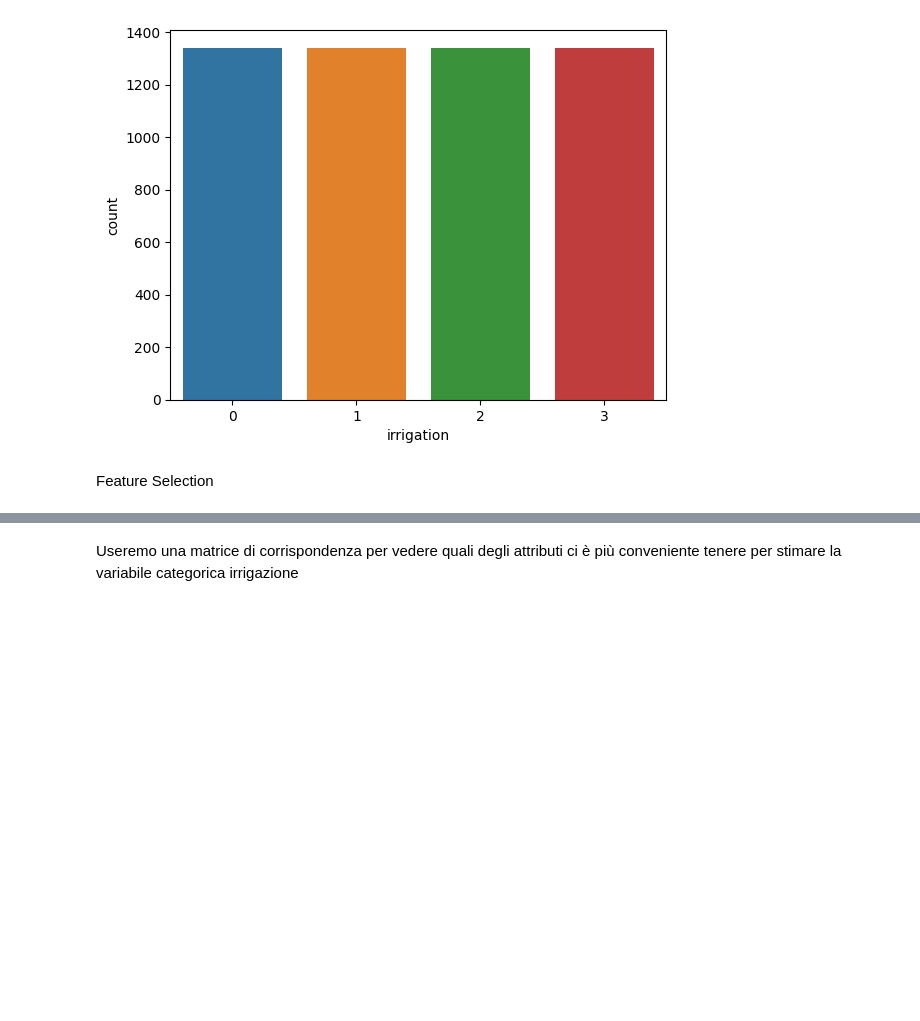
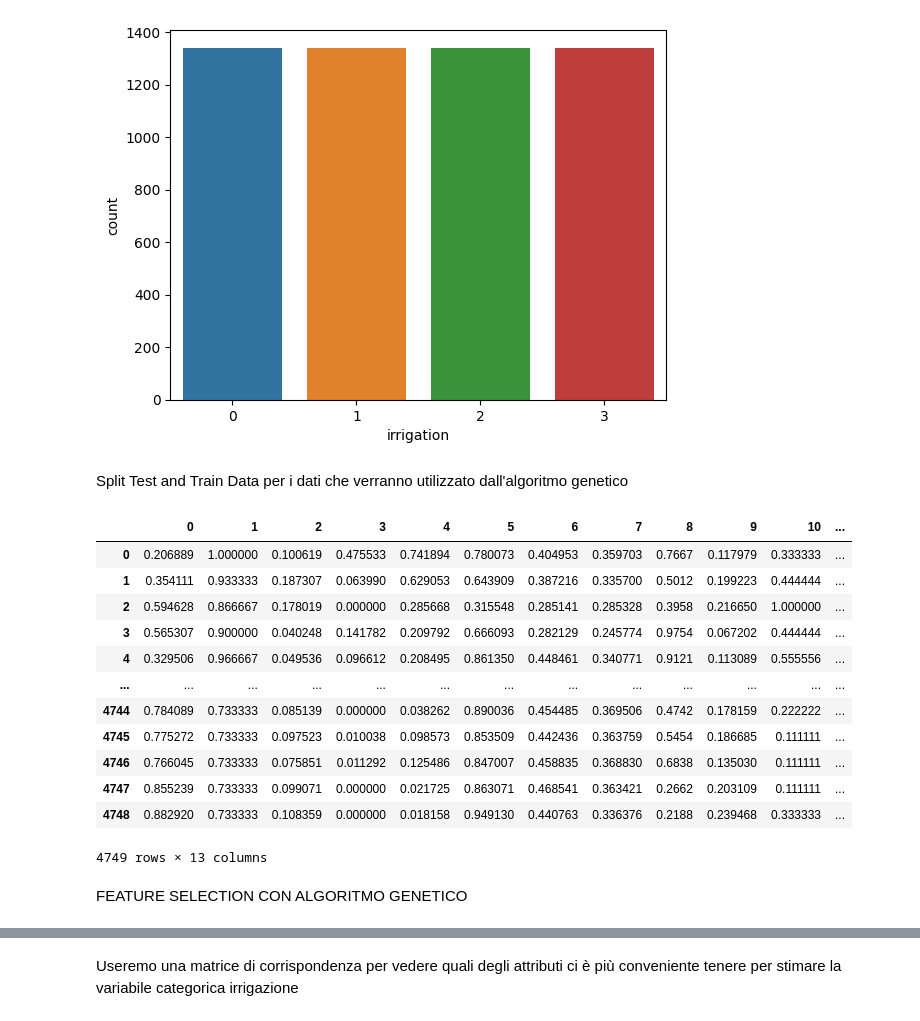
Before and after one commit to benedettoscala/EnIA-FIA, a Jupyter notebook: Pipeline/EnIANotebook.ipynb, the cells around one changed output, grey strips where cells are left out. Cells and saved outputs as stored; diff of their text form; code cells hidden in the pictures; blank space fills up the shorter version.

```diff
--- a/Pipeline/EnIANotebook.ipynb
+++ b/Pipeline/EnIANotebook.ipynb
@@ -191,5 +191,5 @@ sns.countplot(x='irrigation', data=irrigazione_smote)
 # %% [output]
 <AxesSubplot: xlabel='irrigation', ylabel='count'>
 [figure]
-# %% [markdown]
-Feature Selection
+# %% [markdown]
+Split Test and Train Data per i dati che verranno utilizzato dall'algoritmo genetico
@@ -195,0 +221,18 @@ Feature Selection
+# %%
+pd.DataFrame(irrigazione_X_normalized)
+# %% [output]
+|  | 0 | 1 | 2 | 3 | 4 | 5 | 6 | 7 | 8 | 9 | 10 | ... |
+| 0 | 0.206889 | 1.000000 | 0.100619 | 0.475533 | 0.741894 | 0.780073 | 0.404953 | 0.359703 | 0.7667 | 0.117979 | 0.333333 | ... |
+| 1 | 0.354111 | 0.933333 | 0.187307 | 0.063990 | 0.629053 | 0.643909 | 0.387216 | 0.335700 | 0.5012 | 0.199223 | 0.444444 | ... |
+| 2 | 0.594628 | 0.866667 | 0.178019 | 0.000000 | 0.285668 | 0.315548 | 0.285141 | 0.285328 | 0.3958 | 0.216650 | 1.000000 | ... |
+| 3 | 0.565307 | 0.900000 | 0.040248 | 0.141782 | 0.209792 | 0.666093 | 0.282129 | 0.245774 | 0.9754 | 0.067202 | 0.444444 | ... |
+| 4 | 0.329506 | 0.966667 | 0.049536 | 0.096612 | 0.208495 | 0.861350 | 0.448461 | 0.340771 | 0.9121 | 0.113089 | 0.555556 | ... |
+| ... | ... | ... | ... | ... | ... | ... | ... | ... | ... | ... | ... | ... |
+| 4744 | 0.784089 | 0.733333 | 0.085139 | 0.000000 | 0.038262 | 0.890036 | 0.454485 | 0.369506 | 0.4742 | 0.178159 | 0.222222 | ... |
+| 4745 | 0.775272 | 0.733333 | 0.097523 | 0.010038 | 0.098573 | 0.853509 | 0.442436 | 0.363759 | 0.5454 | 0.186685 | 0.111111 | ... |
+| 4746 | 0.766045 | 0.733333 | 0.075851 | 0.011292 | 0.125486 | 0.847007 | 0.458835 | 0.368830 | 0.6838 | 0.135030 | 0.111111 | ... |
+| 4747 | 0.855239 | 0.733333 | 0.099071 | 0.000000 | 0.021725 | 0.863071 | 0.468541 | 0.363421 | 0.2662 | 0.203109 | 0.111111 | ... |
+| 4748 | 0.882920 | 0.733333 | 0.108359 | 0.000000 | 0.018158 | 0.949130 | 0.440763 | 0.336376 | 0.2188 | 0.239468 | 0.333333 | ... |
+4749 rows × 13 columns
+# %% [markdown]
+FEATURE SELECTION CON ALGORITMO GENETICO
```
Also changed, not shown: parts of 18 cells of this notebook.
